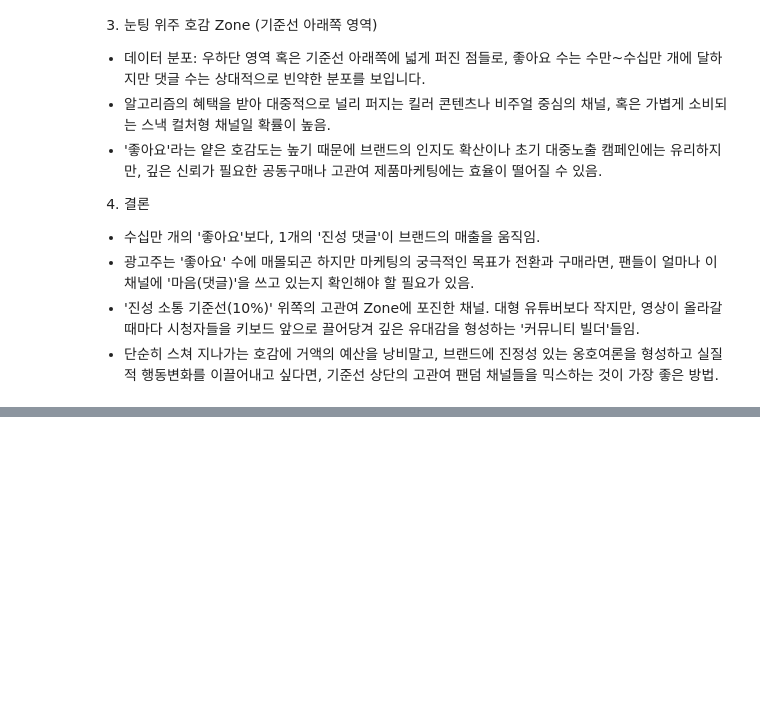
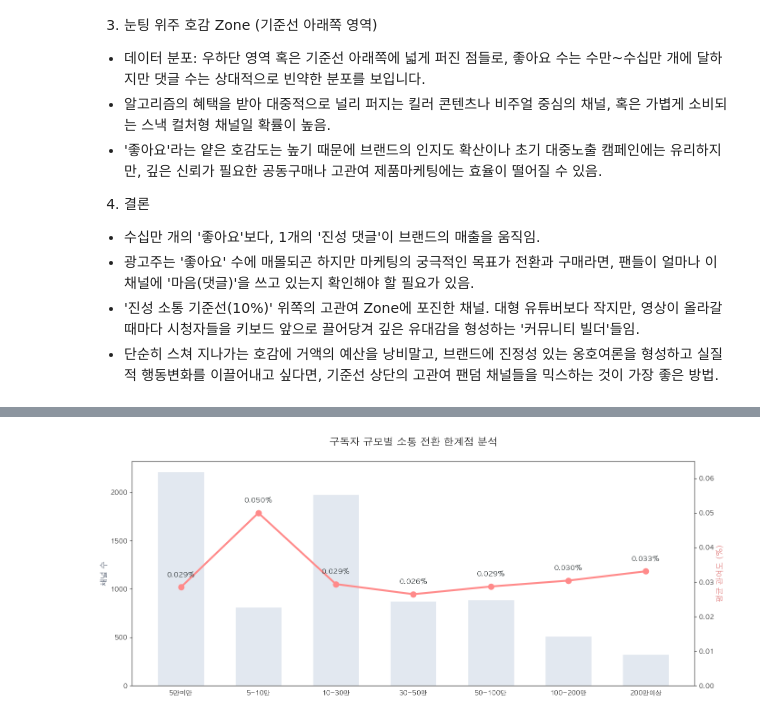
Before and after one commit to SKNETWORKS-FAMILY-AICAMP/SKN30-2nd-1Team, a Jupyter notebook: notebooks/01_data_collection/10_data_EDA.ipynb, the cells around one changed output, grey strips where cells are left out. Cells and saved outputs as stored; diff of their text form; code cells hidden in the pictures; blank space fills up the shorter version.

```diff
--- a/notebooks/01_data_collection/10_data_EDA.ipynb
+++ b/notebooks/01_data_collection/10_data_EDA.ipynb
@@ -834,0 +1161,31 @@ plt.show()
+# %%
+# 1. 캔버스 사이즈 조정: 가로를 넓히고 세로를 살짝 줄여 안정적인 비율 확보
+fig, ax1 = plt.subplots(figsize=(14, 6)) # 기존 (12, 6)에서 (14, 6)으로 확장
+
+# 2. 바 차트 및 라인 차트 설정 (이전과 동일)
+bars = ax1.bar(summary.index, summary['subscriber_man'], color='#E2E8F0', label='채널 수', width=0.6)
+ax1.set_ylabel('채널 수', fontsize=12, fontweight='bold', color='#4A5568')
+
+ax2 = ax1.twinx()
+line, = ax2.plot(summary.index, summary['engagement_rate_pct'],
+                 color='#FF8A8A', marker='o', linewidth=3, markersize=9, label='평균 관여도')
+ax2.set_ylabel('평균 관여도 (%)', fontsize=12, fontweight='bold', color='#E07A7A')
+
+# 3. 🌟 상단 여백 확보 (수치가 잘리지 않게)
+# 관여도 최대값의 1.3배 정도로 Y축 범위를 잡아주면 수치가 여유롭게 들어감
+ax2.set_ylim(0, summary['engagement_rate_pct'].max() * 1.3)
+
+# 4. 수치 라벨링 추가
+for i, val in enumerate(summary['engagement_rate_pct']):
+    if not np.isnan(val):
+        ax2.text(i, val + (summary['engagement_rate_pct'].max() * 0.05),
+                 f"{val:.3f}%",
+                 ha='center', va='bottom',
+                 fontsize=11, fontweight='bold', color='#2D3436')
+
+# 5. 타이틀 및 레이아웃 정리
+plt.title('구독자 규모별 소통 전환 한계점 분석', fontsize=16, fontweight='bold', pad=25)
+plt.tight_layout() # 간격 자동 최적화
+plt.show()
+# %% [output]
+[figure, added]
```
Also changed, not shown: parts of 11 cells of this notebook.
